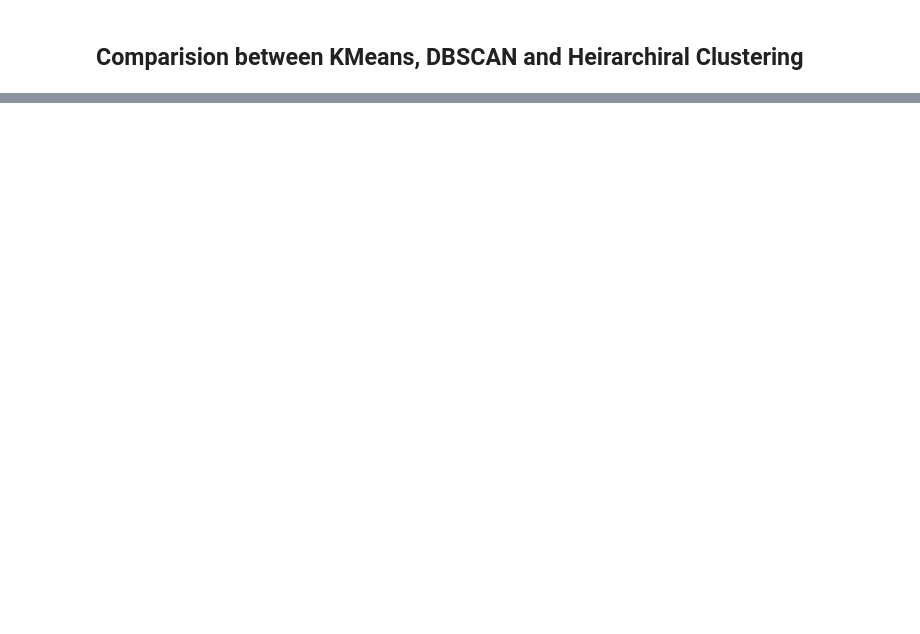
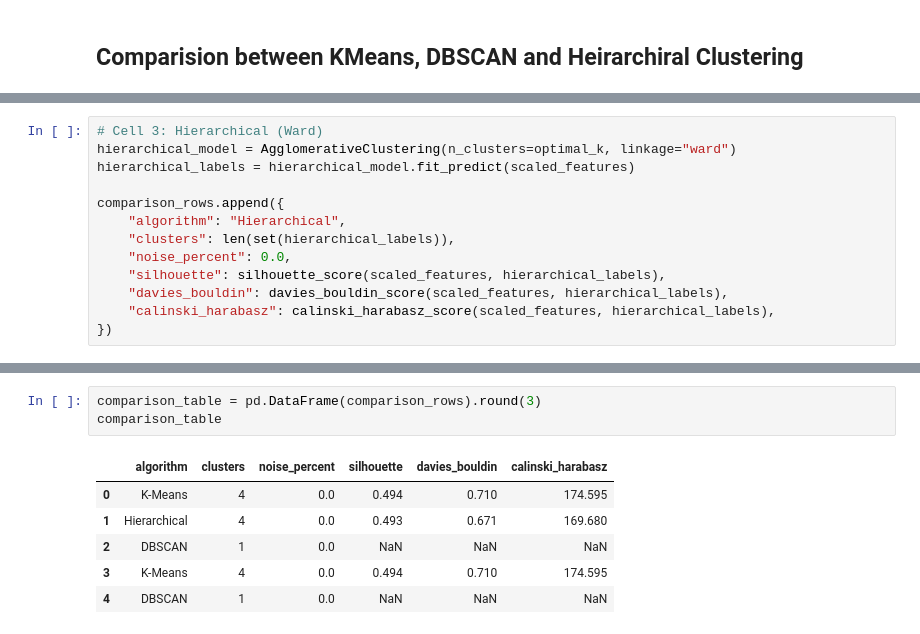
Before and after one commit to TheRoyBar/groupCust, a Jupyter notebook: GroupCust.ipynb, the cells around one changed output, grey strips where cells are left out. Cells and saved outputs as stored; diff of their text form; blank space fills up the shorter version.

```diff
--- a/GroupCust.ipynb
+++ b/GroupCust.ipynb
@@ -267,0 +297,13 @@ fig.show()
+# %%
+# Cell 3: Hierarchical (Ward)
+hierarchical_model = AgglomerativeClustering(n_clusters=optimal_k, linkage="ward")
+hierarchical_labels = hierarchical_model.fit_predict(scaled_features)
+
+comparison_rows.append({
+    "algorithm": "Hierarchical",
+    "clusters": len(set(hierarchical_labels)),
+    "noise_percent": 0.0,
+    "silhouette": silhouette_score(scaled_features, hierarchical_labels),
+    "davies_bouldin": davies_bouldin_score(scaled_features, hierarchical_labels),
+    "calinski_harabasz": calinski_harabasz_score(scaled_features, hierarchical_labels),
+})
@@ -267,0 +348,10 @@ fig.show()
+# %%
+comparison_table = pd.DataFrame(comparison_rows).round(3)
+comparison_table
+# %% [output]
+|  | algorithm | clusters | noise_percent | silhouette | davies_bouldin | calinski_harabasz |
+| 0 | K-Means | 4 | 0.0 | 0.494 | 0.710 | 174.595 |
+| 1 | Hierarchical | 4 | 0.0 | 0.493 | 0.671 | 169.680 |
+| 2 | DBSCAN | 1 | 0.0 | NaN | NaN | NaN |
+| 3 | K-Means | 4 | 0.0 | 0.494 | 0.710 | 174.595 |
+| 4 | DBSCAN | 1 | 0.0 | NaN | NaN | NaN |
```
Also changed, not shown: parts of 10 cells of this notebook.
